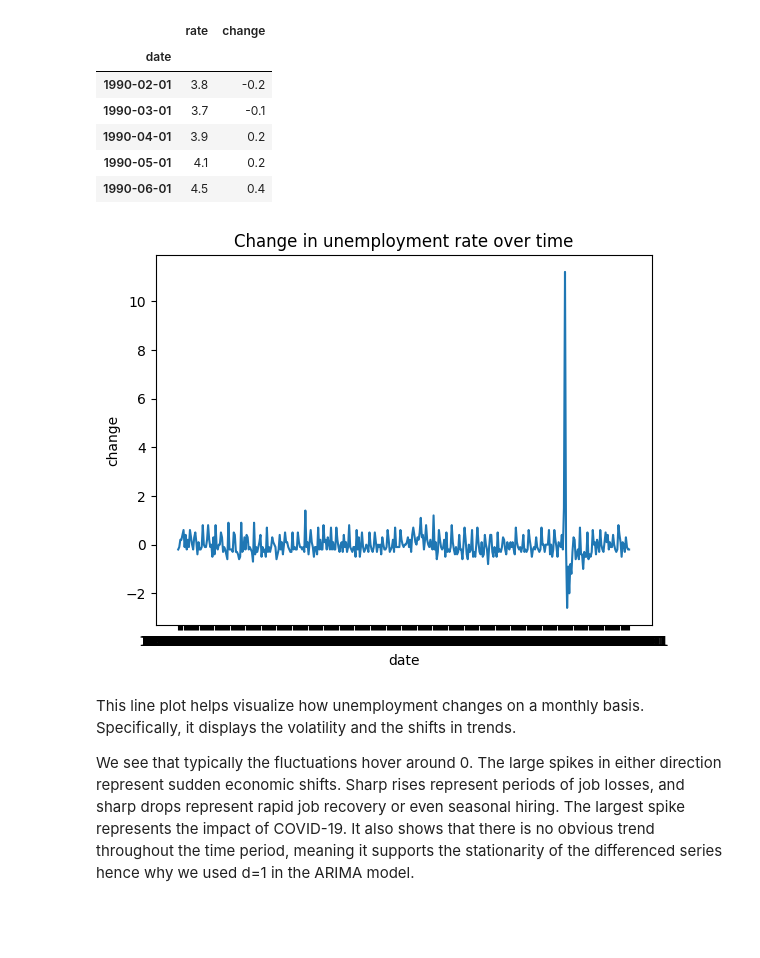
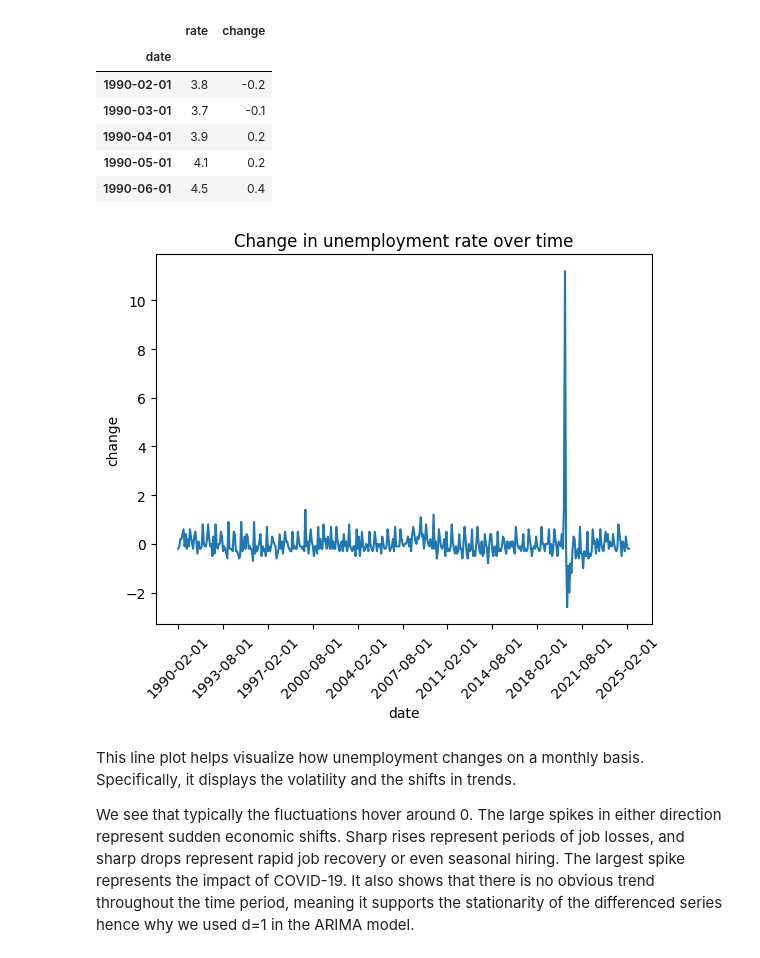
Before and after one commit to mr-kelsey/su25-aai510-group1, a Jupyter notebook: Notebooks/Final Project Section 1 - Team 1.ipynb, the cells around one changed output. Drawn from its saved outputs; the diff is of its cells as text; code cells hidden in the pictures; blank space fills up the shorter version.

Commit message:
Finished todos in arima and alt methods file

```diff
--- a/Notebooks/Final Project Section 1 - Team 1.ipynb
+++ b/Notebooks/Final Project Section 1 - Team 1.ipynb
@@ -82,11 +83,14 @@ san_diego.head()
 | 1990-06-01 | 4.5 | 0.4 |
 # %%
 """Plot rate change over time"""
-# TODO: Fix xticks so that they aren't all bunched up and illegible (maybe make more sparce and turn 45 degrees)
-sbn.lineplot(san_diego, x="date", y="change").set(title="Change in unemployment rate over time")
+plot = sbn.lineplot(san_diego, x="date", y="change")
+plot.set(title="Change in unemployment rate over time")
+plot.xaxis.set_major_locator(plticker.MultipleLocator(base=42.0))
+
+plt.xticks(rotation=45)
 plt.show()
 # %% [output]
-[figure, old version]
+[figure, new version]
 # %% [markdown]
 This line plot helps visualize how unemployment changes on a monthly basis. Specifically, it displays the volatility and the shifts in trends.
 
```
Also changed, not shown: parts of 16 cells of this notebook.
